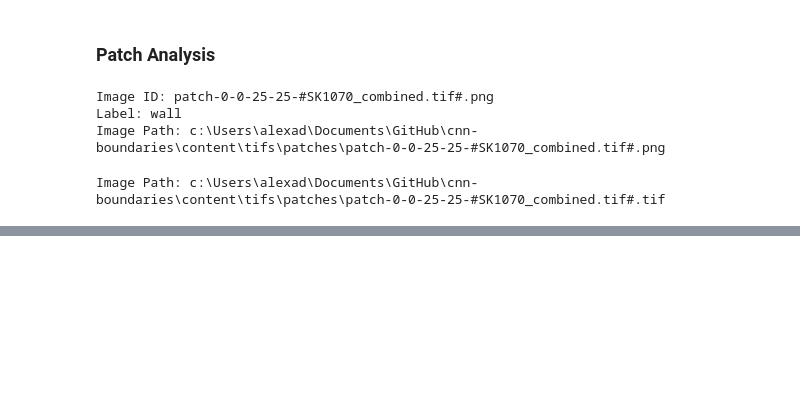
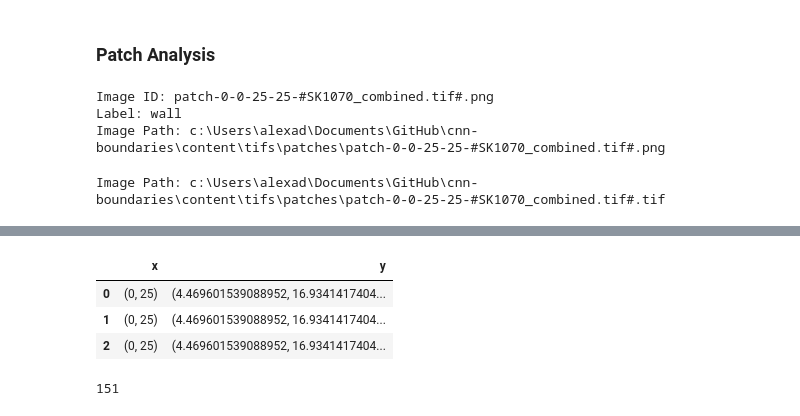
Before and after one commit to pdnpa/cnn-boundaries, a Jupyter notebook: notebooks/Wall inference from historic maps example.ipynb, the cells around one changed output, grey strips where cells are left out. Cells and saved outputs as stored; diff of their text form; code cells hidden in the pictures; blank space fills up the shorter version.

```diff
--- a/notebooks/Wall inference from historic maps example.ipynb
+++ b/notebooks/Wall inference from historic maps example.ipynb
@@ -161,0 +141,34 @@ Error:
+# %%
+# try looping through the images
+
+# Create an empty DataFrame to store inferred lines
+df_inferred_lines_all = pd.DataFrame(columns=['x', 'y'])
+
+# Loop through rows where label is 'wall'
+for index, row in df[df['label'] == 'wall'].iterrows():
+    # Load the image
+    im = PIL.Image.open(row['image_path'])
+
+    # Binarise image:
+    arr_bin = hwi.binarise_array(arr)
+
+    # Hough transform to detect straight lines:
+    h, theta, d, bounds = hwi.hough_transform_array(arr_bin=arr_bin)
+
+    # Find start and end points of each line:
+    list_inferred_lines, df_inferred_lines = hwi.find_start_and_end_of_inferred_lines(h=h, theta=theta, d=d, arr_bin=arr_bin)
+
+    # Concatenate the inferred lines to df_inferred_lines_all
+    df_inferred_lines_all = pd.concat([df_inferred_lines_all, df_inferred_lines], ignore_index=True)
+
+# Print or use df_inferred_lines_all as needed
+df_inferred_lines_all.head(3)
+# %% [output]
+|  | x | y |
+| 0 | (0, 25) | (4.469601539088952, 16.9341417404... |
+| 1 | (0, 25) | (4.469601539088952, 16.9341417404... |
+| 2 | (0, 25) | (4.469601539088952, 16.9341417404... |
+# %%
+len(df_inferred_lines_all)
+# %% [output]
+151
```
Also changed, not shown: parts of 5 cells of this notebook.
